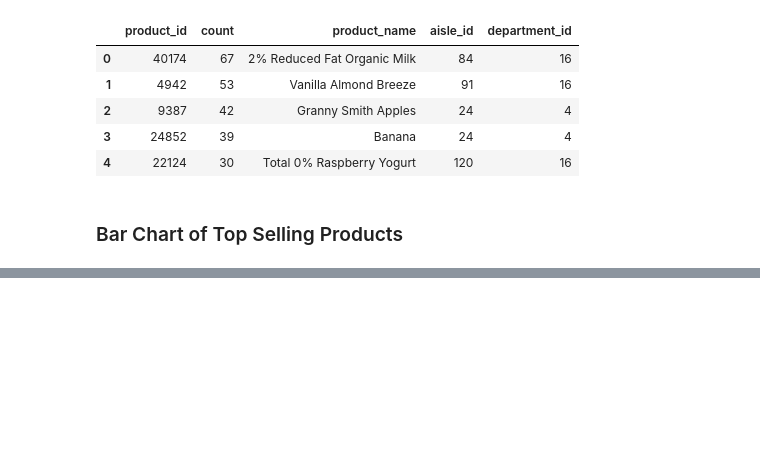
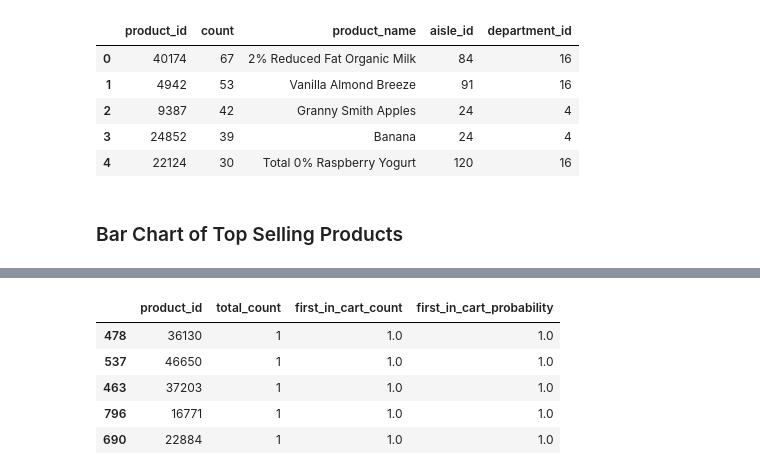
Before and after one commit to 1carew1/instacart_investigation, a Jupyter notebook: Assignment2_EDA.ipynb, the cells around one changed output, grey strips where cells are left out. Cells and saved outputs as stored; diff of their text form; code cells hidden in the pictures; blank space fills up the shorter version.

```diff
--- a/Assignment2_EDA.ipynb
+++ b/Assignment2_EDA.ipynb
@@ -486,0 +566,14 @@ plt.show()
+# %%
+combinded_product_count = (ordered_product_total.merge(ordered_products_first_in_cart_count, how="left", on="product_id")
+                           .fillna(0)
+                          )
+combinded_product_count["first_in_cart_probability"] = combinded_product_count["first_in_cart_count"]/combinded_product_count["total_count"]
+combinded_product_count = combinded_product_count.sort_values(by=["first_in_cart_probability"], ascending=False)
+combinded_product_count.head()
+# %% [output]
+|  | product_id | total_count | first_in_cart_count | first_in_cart_probability |
+| 478 | 36130 | 1 | 1.0 | 1.0 |
+| 537 | 46650 | 1 | 1.0 | 1.0 |
+| 463 | 37203 | 1 | 1.0 | 1.0 |
+| 796 | 16771 | 1 | 1.0 | 1.0 |
+| 690 | 22884 | 1 | 1.0 | 1.0 |
```
Also changed, not shown: parts of 17 cells of this notebook.
